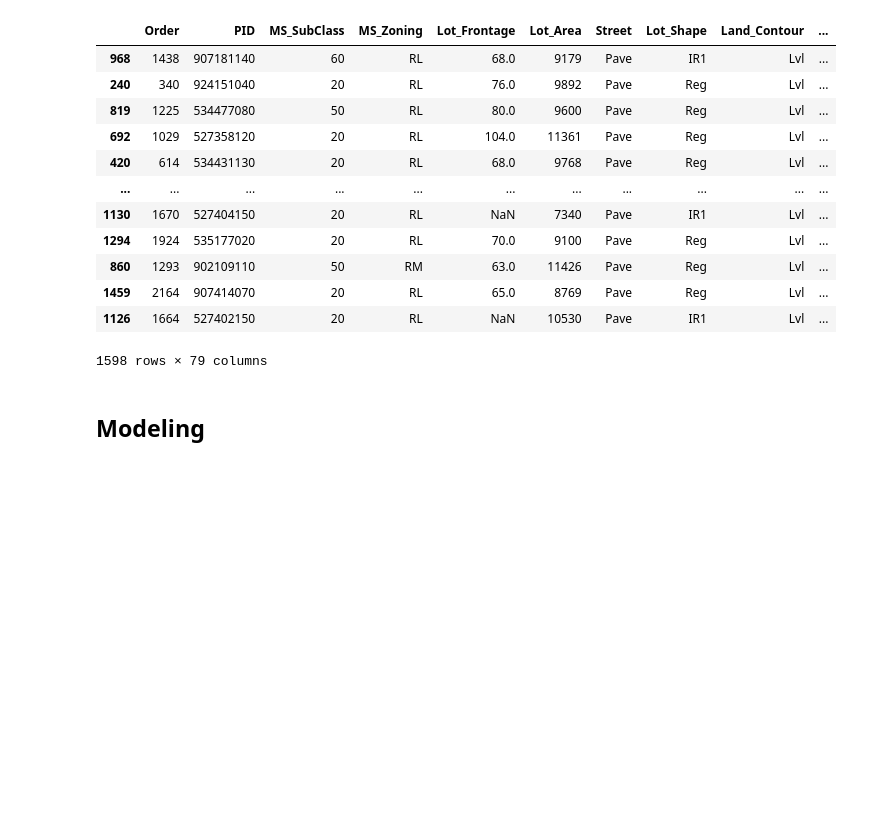
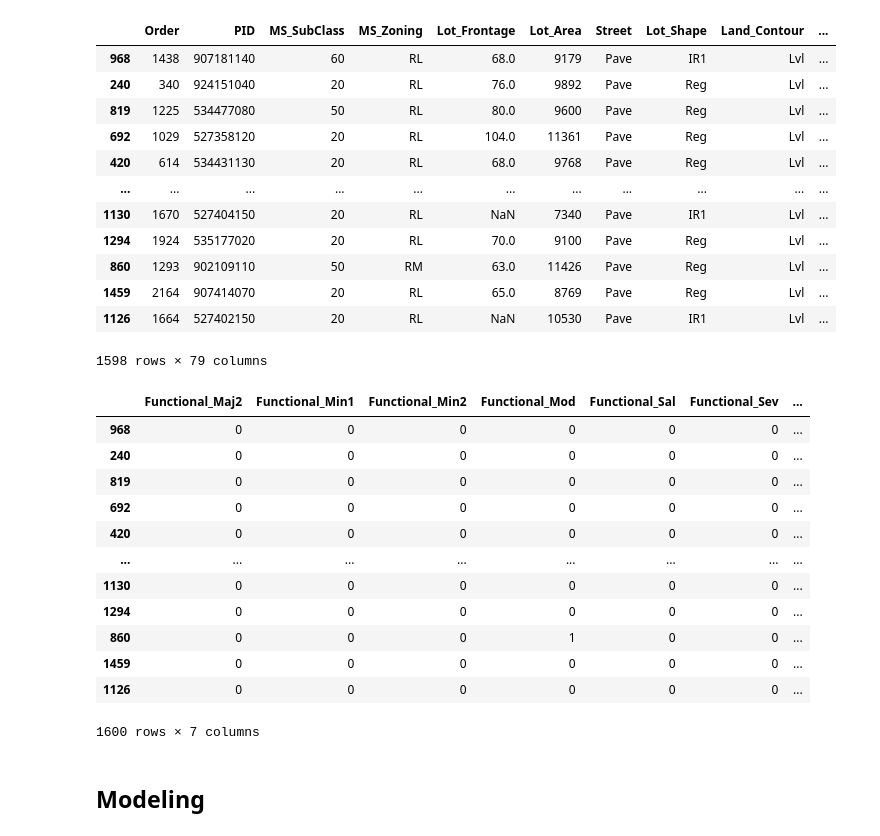
Before and after one commit to benchang123/Ames-Housing, a Jupyter notebook: Ames Housing Writeup.ipynb, the cells around one changed output. Cells and saved outputs as stored; diff of their text form; code cells hidden in the pictures; blank space fills up the shorter version.

```diff
--- a/Ames Housing Writeup.ipynb
+++ b/Ames Housing Writeup.ipynb
@@ -256,3 +241,27 @@ def ohe_fireplace_qu(data):
+# %%
+def ohe_column(data,column):
+    column_ohe=pd.get_dummies(data[column],drop_first=True,prefix=column)
+    data=pd.concat([data, column_ohe], axis=1)
+    return data
+# %%
+training2=ohe_column(training_data,'Functional')
+ohe_column(training2,'Exter_Qual')
+
+pd.get_dummies(training_data["Functional"],drop_first=True,prefix="Functional")
+# %% [output]
+|  | Functional_Maj2 | Functional_Min1 | Functional_Min2 | Functional_Mod | Functional_Sal | Functional_Sev | ... |
+| 968 | 0 | 0 | 0 | 0 | 0 | 0 | ... |
+| 240 | 0 | 0 | 0 | 0 | 0 | 0 | ... |
+| 819 | 0 | 0 | 0 | 0 | 0 | 0 | ... |
+| 692 | 0 | 0 | 0 | 0 | 0 | 0 | ... |
+| 420 | 0 | 0 | 0 | 0 | 0 | 0 | ... |
+| ... | ... | ... | ... | ... | ... | ... | ... |
+| 1130 | 0 | 0 | 0 | 0 | 0 | 0 | ... |
+| 1294 | 0 | 0 | 0 | 0 | 0 | 0 | ... |
+| 860 | 0 | 0 | 0 | 1 | 0 | 0 | ... |
+| 1459 | 0 | 0 | 0 | 0 | 0 | 0 | ... |
+| 1126 | 0 | 0 | 0 | 0 | 0 | 0 | ... |
+1600 rows × 7 columns
 # %% [markdown]
 ## Modeling
 # %% [markdown]
```
Also changed, not shown: parts of 16 cells of this notebook, 1 other file.
